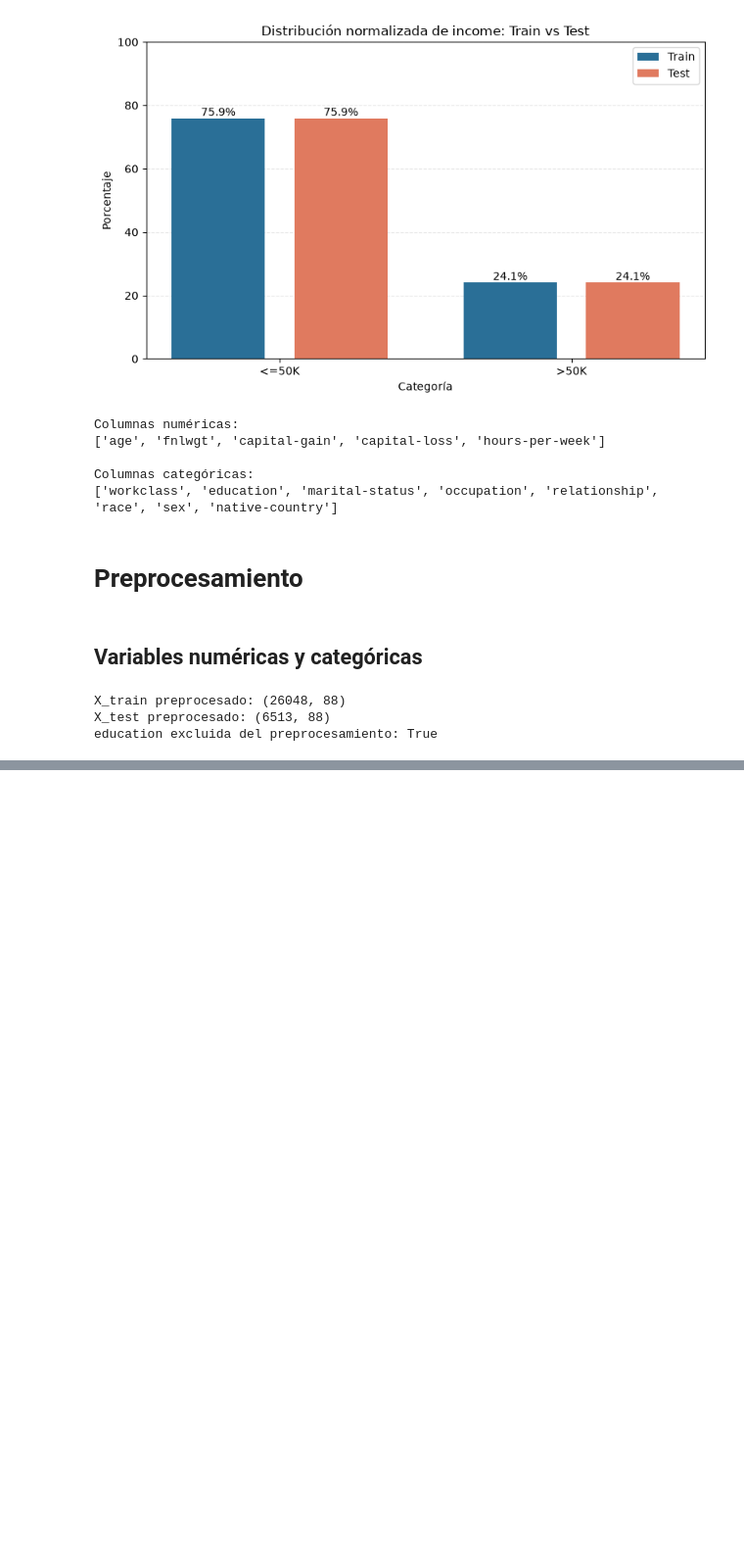
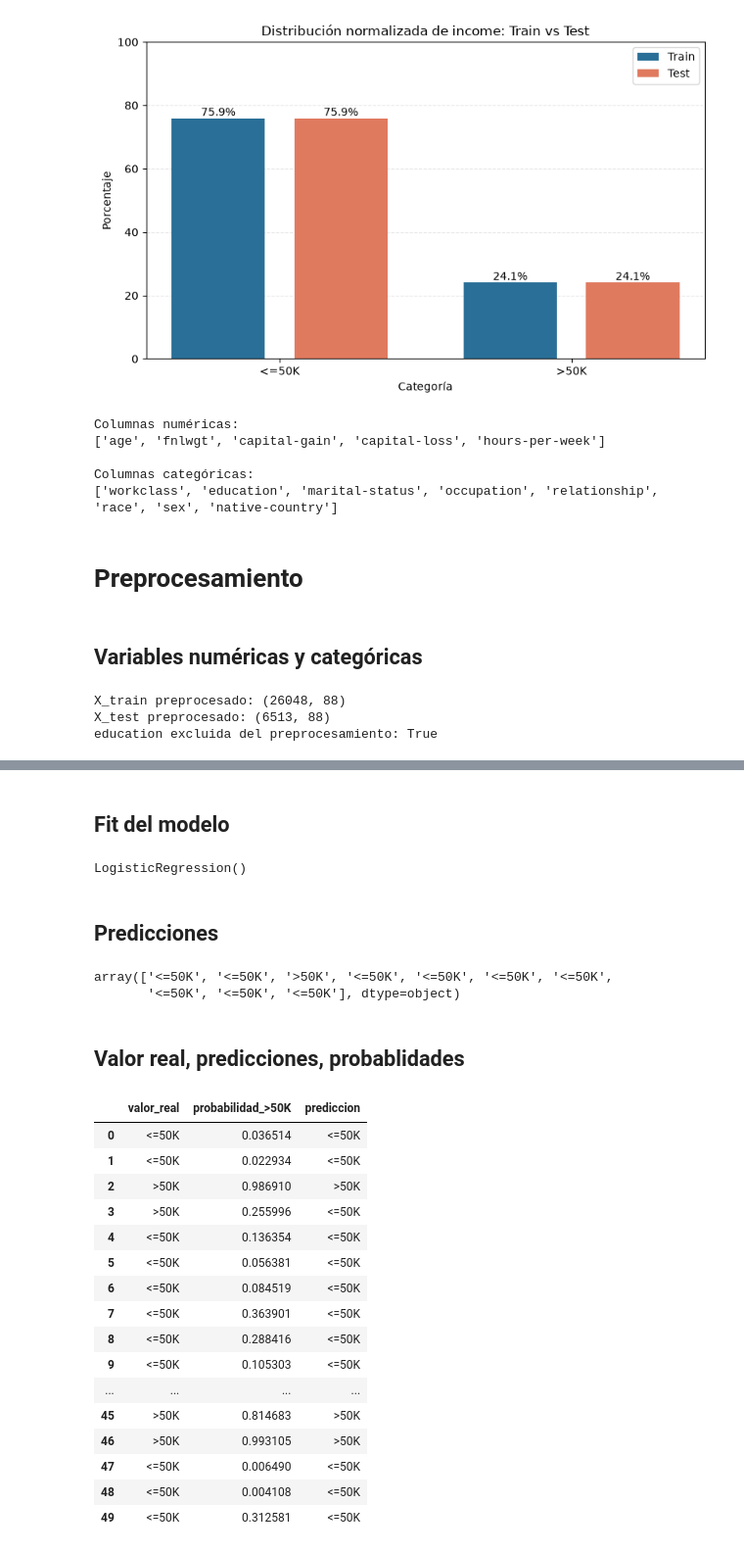
Before and after one commit to erickedu85/2026SEM02-MIA-ML, a Jupyter notebook: adult.ipynb, the cells around one changed output, grey strips where cells are left out. Shown at 98% size. Saved outputs shown, nothing was run; the diff lists cells and outputs as text; code cells hidden in the pictures; blank space fills up the shorter version.

```diff
--- a/cleaning/adult.ipynb
+++ b/adult.ipynb
@@ -405,0 +408,48 @@ education excluida del preprocesamiento: True
+# %% [markdown]
+## Fit del modelo
+# %%
+from sklearn.linear_model import LogisticRegression
+
+logistic_regression_model = LogisticRegression()
+logistic_regression_model.fit(X_train_preprocessed, y_train)
+# %% [output]
+LogisticRegression()
+# %% [markdown]
+## Predicciones
+# %%
+y_pred = logistic_regression_model.predict(X_test_preprocessed)
+y_pred[:10]
+# %% [output]
+array(['<=50K', '<=50K', '>50K', '<=50K', '<=50K', '<=50K', '<=50K',
+       '<=50K', '<=50K', '<=50K'], dtype=object)
+# %% [markdown]
+## Valor real, predicciones, probablidades
+# %%
+positive_class_index = list(logistic_regression_model.classes_).index(">50K")
+prediction_table = pd.DataFrame({
+    "valor_real": y_test.to_numpy(),
+    "probabilidad_>50K": logistic_regression_model.predict_proba(
+        X_test_preprocessed
+    )[:, positive_class_index],
+    "prediccion": y_pred,
+})
+
+display(prediction_table.head(50))
+# %% [output]
+|  | valor_real | probabilidad_>50K | prediccion |
+| 0 | <=50K | 0.036514 | <=50K |
+| 1 | <=50K | 0.022934 | <=50K |
+| 2 | >50K | 0.986910 | >50K |
+| 3 | >50K | 0.255996 | <=50K |
+| 4 | <=50K | 0.136354 | <=50K |
+| 5 | <=50K | 0.056381 | <=50K |
+| 6 | <=50K | 0.084519 | <=50K |
+| 7 | <=50K | 0.363901 | <=50K |
+| 8 | <=50K | 0.288416 | <=50K |
+| 9 | <=50K | 0.105303 | <=50K |
+| ... | ... | ... | ... |
+| 45 | >50K | 0.814683 | >50K |
+| 46 | >50K | 0.993105 | >50K |
+| 47 | <=50K | 0.006490 | <=50K |
+| 48 | <=50K | 0.004108 | <=50K |
+| 49 | <=50K | 0.312581 | <=50K |
```
Also changed, not shown: parts of 3 cells of this notebook.
